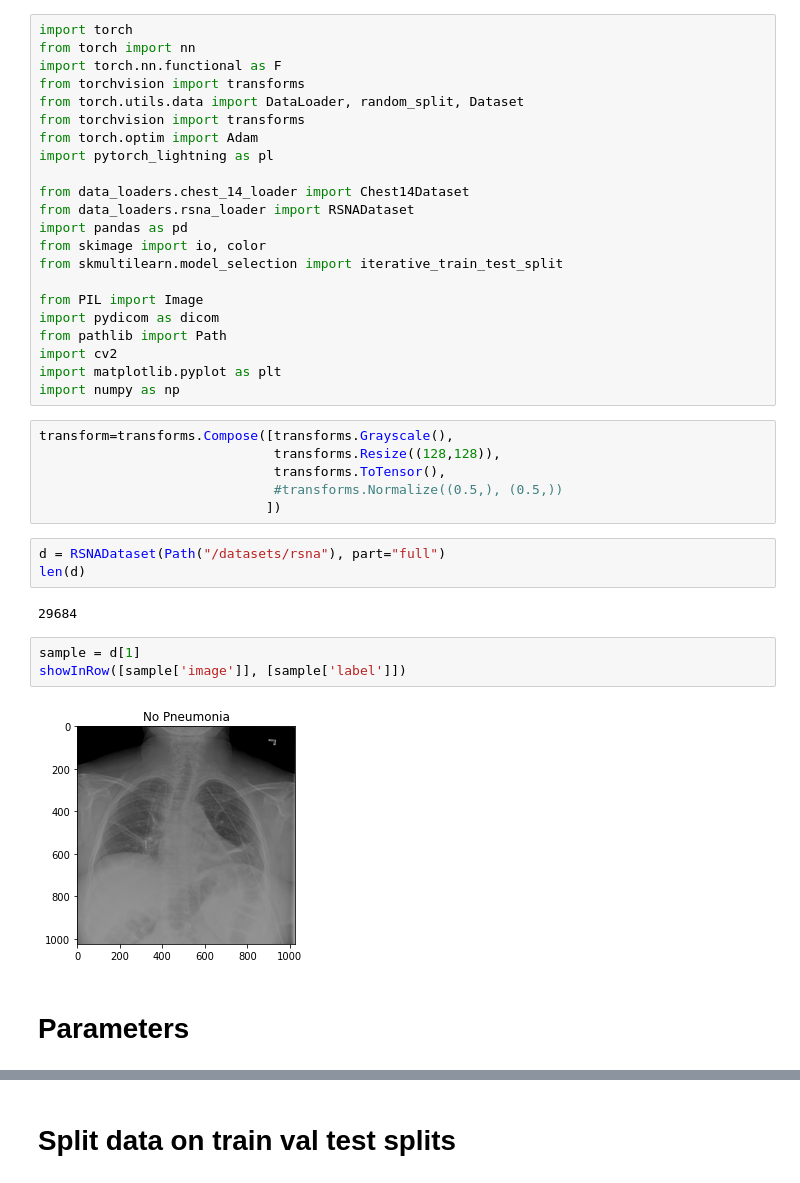
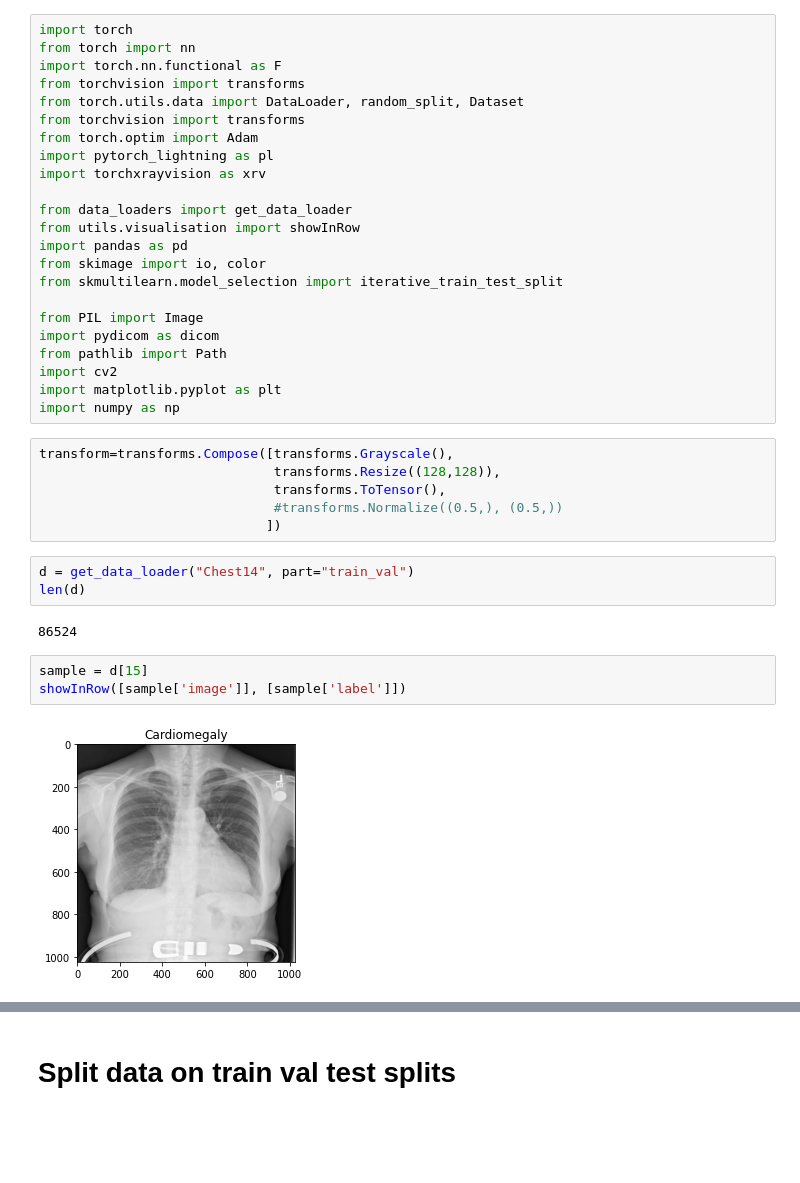
Before and after one commit to Genvekt/SSL_Chest_Xray, a Jupyter notebook: Test.ipynb, the cells around one changed output, grey strips where cells are left out. Cells and saved outputs as stored; diff of their text form; blank space fills up the shorter version.

```diff
--- a/Test.ipynb
+++ b/Test.ipynb
@@ -27,9 +27,10 @@ from torch.utils.data import DataLoader, random_split, Dataset
 from torchvision import transforms
 from torch.optim import Adam
 import pytorch_lightning as pl
+import torchxrayvision as xrv
 
-from data_loaders.chest_14_loader import Chest14Dataset
-from data_loaders.rsna_loader import RSNADataset
+from data_loaders import get_data_loader
+from utils.visualisation import showInRow
 import pandas as pd
 from skimage import io, color
 from skmultilearn.model_selection import iterative_train_test_split
@@ -47,14 +48,12 @@ transform=transforms.Compose([transforms.Grayscale(),
                               #transforms.Normalize((0.5,), (0.5,))
                              ])
 # %%
-d = RSNADataset(Path("/datasets/rsna"), part="full")
+d = get_data_loader("Chest14", part="train_val")
 len(d)
 # %% [output]
-29684
+86524
 # %%
-sample = d[1]
+sample = d[15]
 showInRow([sample['image']], [sample['label']])
 # %% [output]
-[figure, old version]
+[figure, new version]
-# %% [markdown]
-# Parameters
```
Also changed, not shown: parts of 19 cells of this notebook, 5 other files.
